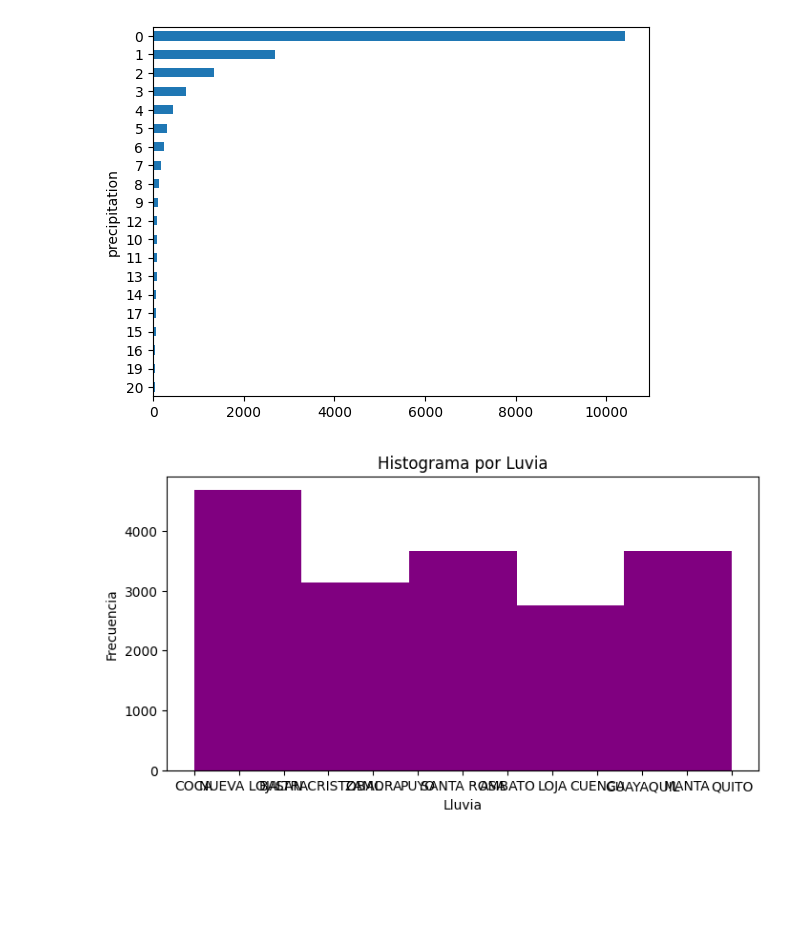
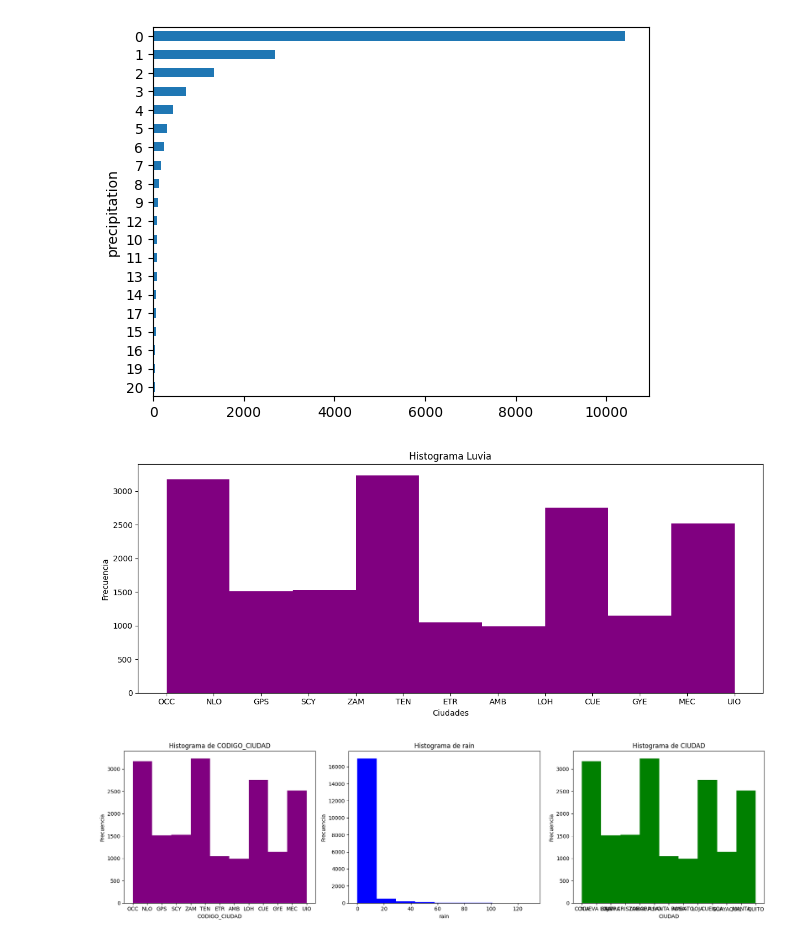
Before and after one commit to mrcueva7/Trabajo_Final_HIA, a Jupyter notebook: MainNotebook.ipynb, the cells around one changed output. Cells and saved outputs as stored; diff of their text form; code cells hidden in the pictures; blank space fills up the shorter version.

```diff
--- a/MainNotebook.ipynb
+++ b/MainNotebook.ipynb
@@ -92,11 +92,12 @@ unificado.precipitation.value_counts()[:20].sort_values(inplace=False).plot(kind
 <Axes: ylabel='precipitation'>
 [figure]
 # %%
-plt.figure(figsize=(8,4))
-plt.hist(unificado['CIUDAD'], bins=5, color='purple')
-plt.title('Histograma por Luvia')
-plt.xlabel('Lluvia')
+plt.figure(figsize=(12,5))
+plt.hist(unificado['CODIGO_CIUDAD'], bins=9, color='purple')
+plt.title('Histograma Luvia')
+plt.xlabel('Ciudades')
 plt.ylabel('Frecuencia')
+plt.tight_layout()
 plt.show()
 # %% [output]
-[figure, old version]
+[figure, new version]
@@ -102,0 +106,16 @@ plt.show()
+# %%
+plt.figure(figsize=(18, 5))
+
+columnas = ['CODIGO_CIUDAD', 'rain', 'CIUDAD']
+
+for i, columna in enumerate(columnas, 1):
+    plt.subplot(1, len(columnas), i)
+    plt.hist(unificado[columna], bins=9, color=['purple', 'blue', 'green'][i-1])
+    plt.title(f'Histograma de {columna}')
+    plt.xlabel(columna)
+    plt.ylabel('Frecuencia')
+
+plt.tight_layout()
+plt.show()
+# %% [output]
+[figure, added]
```
Also changed, not shown: parts of 7 cells of this notebook.
